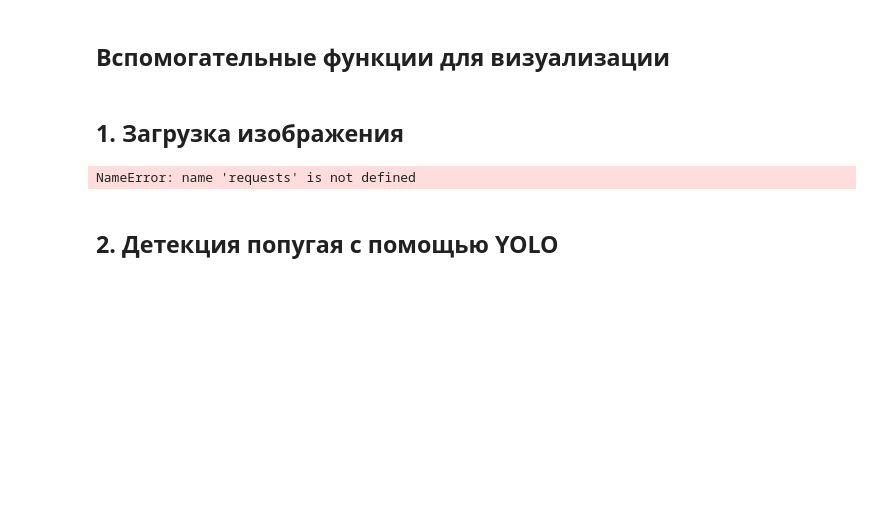
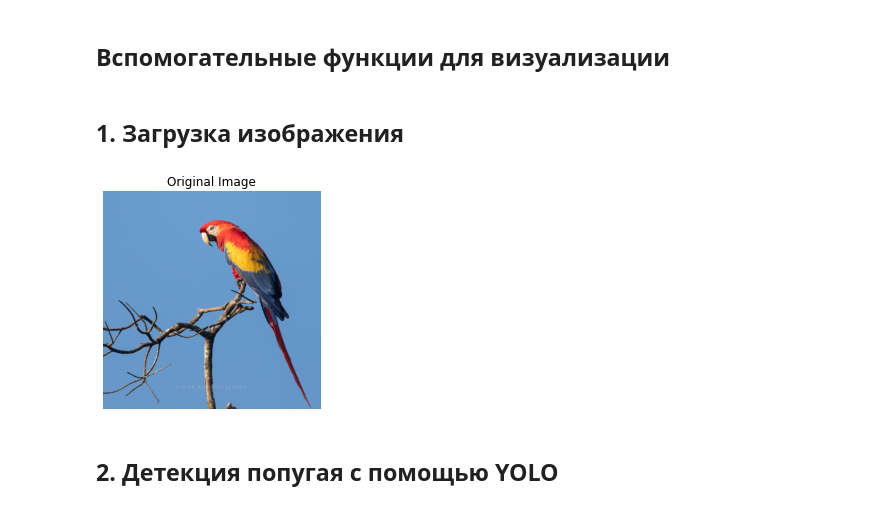
Before and after one commit to dankuomu/parrot-annotator-classificator, a Jupyter notebook: main.ipynb, the cells around one changed output. Cells and saved outputs as stored; diff of their text form; code cells hidden in the pictures; blank space fills up the shorter version.

```diff
--- a/main.ipynb
+++ b/main.ipynb
@@ -39,15 +67,19 @@ def load_image_from_url(url):
 ## 1. Загрузка изображения
 # %%
 # Пример изображения с попугаем (можно заменить на любое другое)
-image_url = "https://www.parrots.org/images/uploads/dreamstime_C_47716185.jpg"
-image = load_image_from_url(image_url)
+image_path = "test.jpg"
+
+try:
+    image = Image.open(image_path)
+except FileNotFoundError:
+    raise FileNotFoundError(f"Файл {image_path} не найден. Убедитесь, что он находится в рабочей директории.")
 
 # Преобразование в тензор и отображение
 transform = transforms.ToTensor()
 img_tensor = transform(image)
 plot_image(img_tensor, "Original Image")
 # %% [output]
-NameError: name 'requests' is not defined
+[figure, added]
 # %% [markdown]
 ## 2. Детекция попугая с помощью YOLO
 # %%
```
Also changed, not shown: parts of 7 cells of this notebook.
